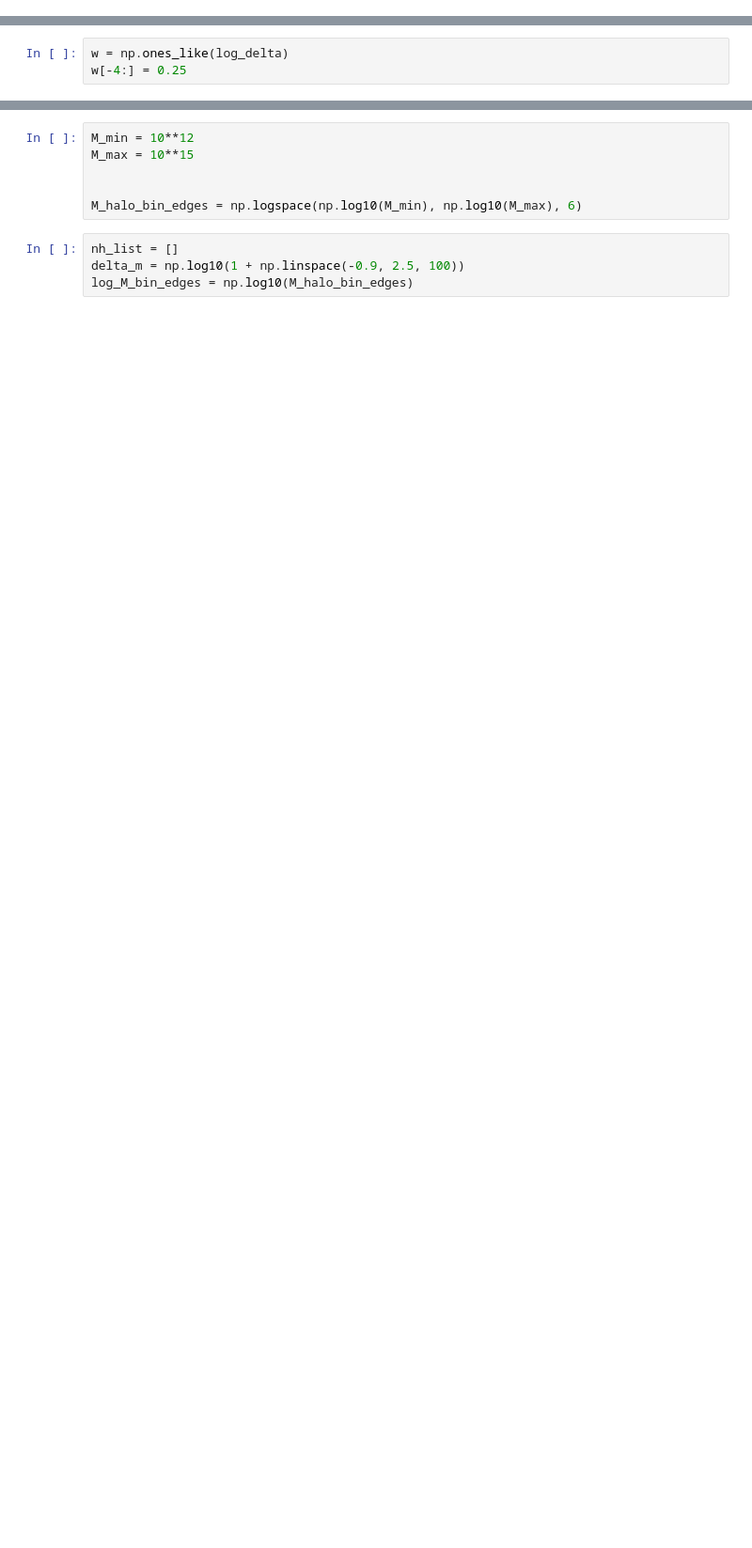
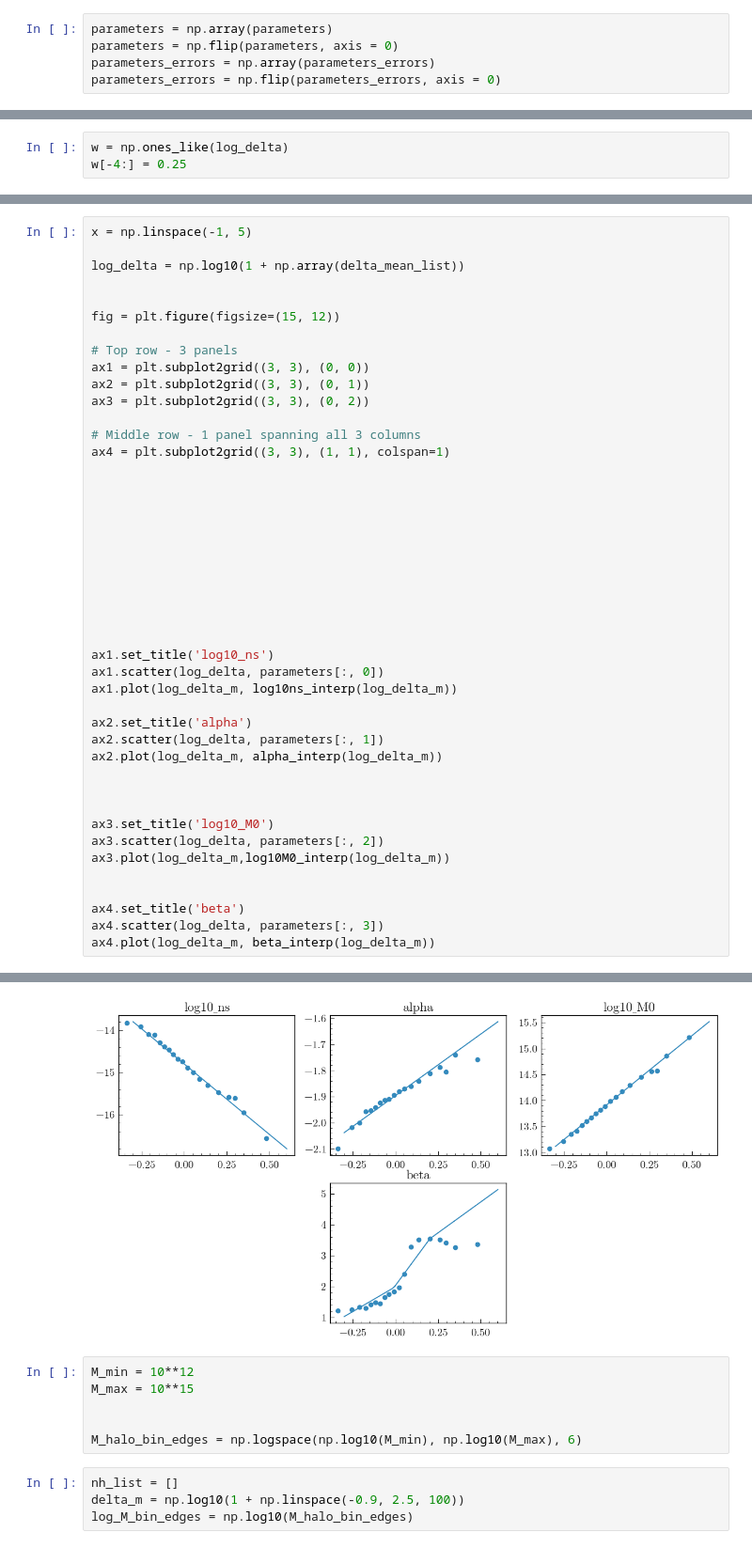
Before and after one commit to elyas-farah/EmpiricalHaloBias, a Jupyter notebook: notebooks/differential_evol_expo.ipynb, the cells around one changed output, grey strips where cells are left out. Shown at 94% size. Drawn from its saved outputs; the diff is of its cells as text; blank space fills up the shorter version.

```diff
--- a/notebooks/differential_evol_expo.ipynb
+++ b/notebooks/differential_evol_expo.ipynb
@@ -505,0 +278,5 @@ fig.savefig('/Users/elyasfarah/Documents/Galaxy Bias/lib/figs_present/paramters_
+# %%
+parameters = np.array(parameters)
+parameters = np.flip(parameters, axis = 0)
+parameters_errors = np.array(parameters_errors)
+parameters_errors = np.flip(parameters_errors, axis = 0)
@@ -626,0 +305,45 @@ ax[2][1].plot(log_delta_m, beta_interp(log_delta_m))
+# %%
+x = np.linspace(-1, 5)
+
+log_delta = np.log10(1 + np.array(delta_mean_list))
+
+
+fig = plt.figure(figsize=(15, 12))
+
+# Top row - 3 panels
+ax1 = plt.subplot2grid((3, 3), (0, 0))
+ax2 = plt.subplot2grid((3, 3), (0, 1))
+ax3 = plt.subplot2grid((3, 3), (0, 2))
+
+# Middle row - 1 panel spanning all 3 columns
+ax4 = plt.subplot2grid((3, 3), (1, 1), colspan=1)
+
+
+
+
+
+
+
+
+
+
+
+ax1.set_title('log10_ns')
+ax1.scatter(log_delta, parameters[:, 0])
+ax1.plot(log_delta_m, log10ns_interp(log_delta_m))
+
+ax2.set_title('alpha')
+ax2.scatter(log_delta, parameters[:, 1])
+ax2.plot(log_delta_m, alpha_interp(log_delta_m))
+
+
+
+ax3.set_title('log10_M0')
+ax3.scatter(log_delta, parameters[:, 2])
+ax3.plot(log_delta_m,log10M0_interp(log_delta_m))
+
+
+ax4.set_title('beta')
+ax4.scatter(log_delta, parameters[:, 3])
+ax4.plot(log_delta_m, beta_interp(log_delta_m))
+# %% [output]
@@ -627,3 +351,4 @@ ax[2][1].plot(log_delta_m, beta_interp(log_delta_m))
+[figure, added]
 # %%
 M_min = 10**12
 M_max = 10**15
```
Also changed, not shown: parts of 29 cells of this notebook, 10 other files.
